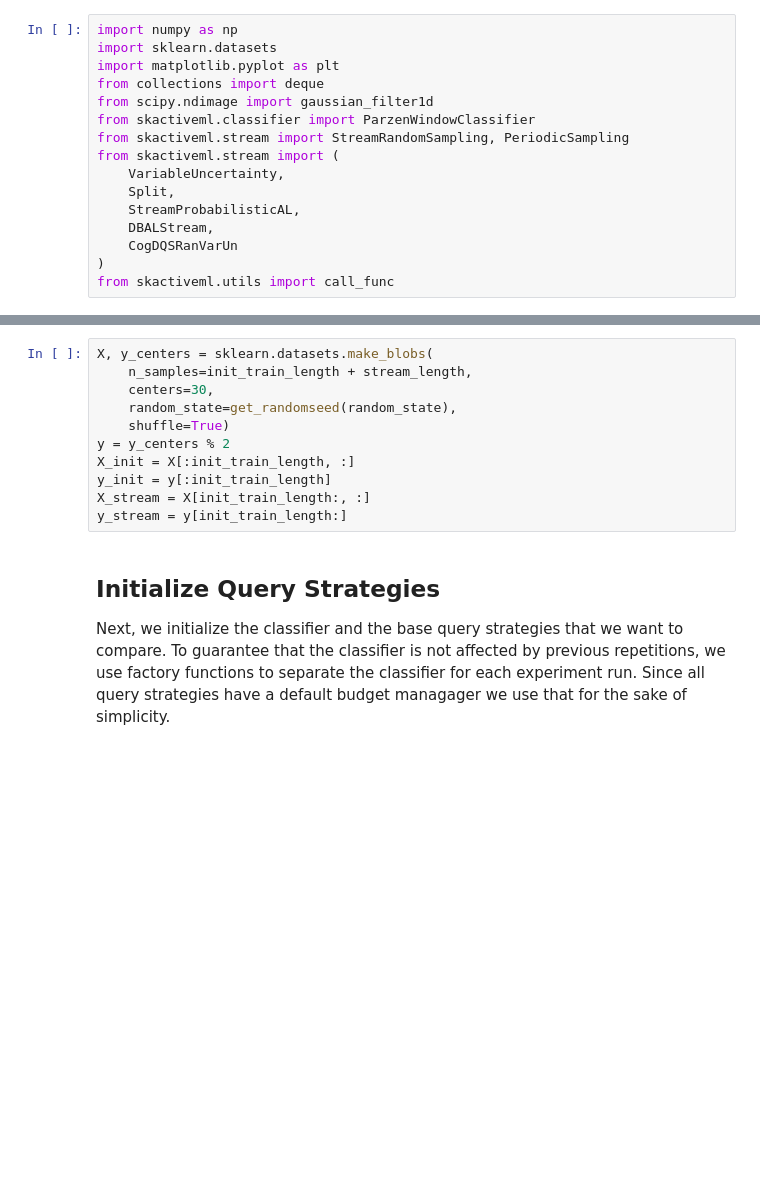
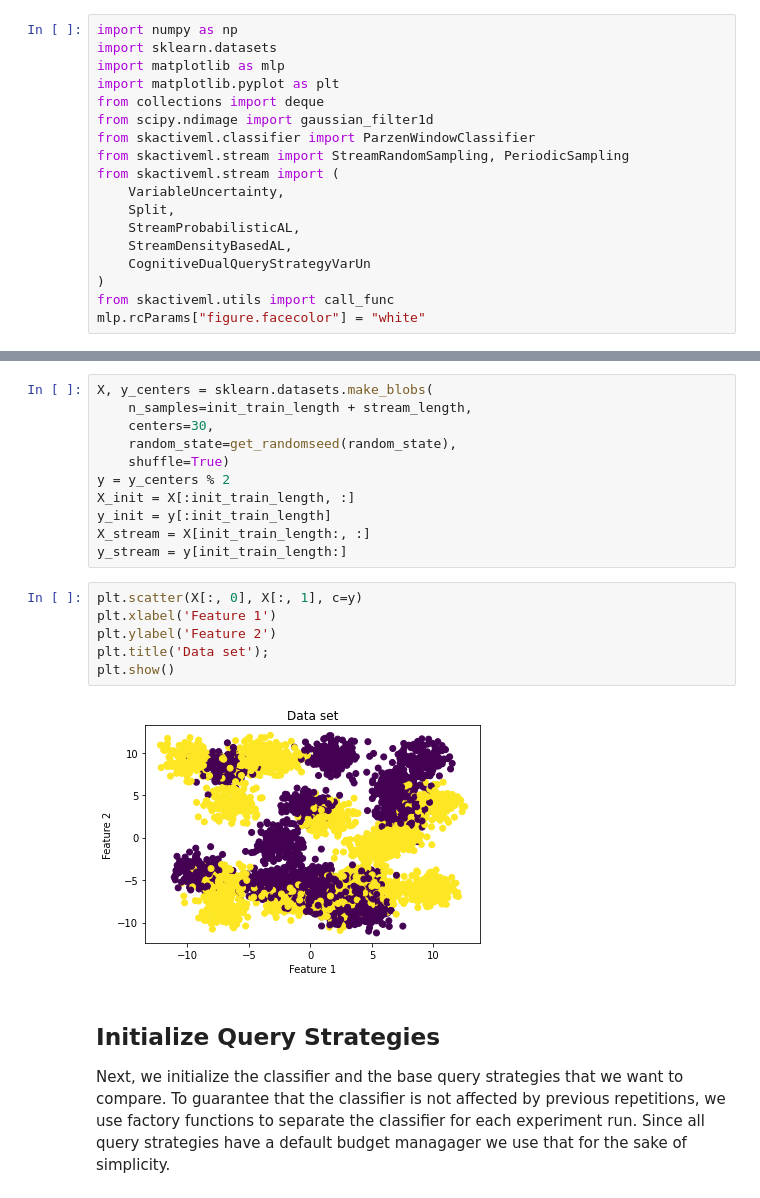
Before and after one commit to scikit-activeml/scikit-activeml, a Jupyter notebook: tutorials/20_stream_getting_started.ipynb, the cells around one changed output, grey strips where cells are left out. Cells and saved outputs as stored; diff of their text form; blank space fills up the shorter version.

Commit message:
add white background to stream notebook plots. Also add data plot to stream-getting started

```diff
--- a/tutorials/20_stream_getting_started.ipynb
+++ b/tutorials/20_stream_getting_started.ipynb
@@ -5,6 +5,7 @@ In this notebook, we will show how stream-based active learning strategies are u
 # %%
 import numpy as np
 import sklearn.datasets
+import matplotlib as mlp
 import matplotlib.pyplot as plt
 from collections import deque
 from scipy.ndimage import gaussian_filter1d
@@ -14,10 +15,11 @@ from skactiveml.stream import (
     VariableUncertainty,
     Split,
     StreamProbabilisticAL,
-    DBALStream,
-    CogDQSRanVarUn
+    StreamDensityBasedAL,
+    CognitiveDualQueryStrategyVarUn
 )
 from skactiveml.utils import call_func
+mlp.rcParams["figure.facecolor"] = "white"
 # %% [markdown]
 ## Initialize Stream Parameters
 Before the experiments can start, we need to construct a random data set. For this, we specify the necessary parameters in the cell below. We specify the length of the data stream (`stream_length`) and the size of the sliding window that defines the available training data (`training_size`). Additionally, we define a parameter (`fit_clf`) to decide if `X` and `y` are needed and should be used.
@@ -54,6 +56,14 @@ X_init = X[:init_train_length, :]
 y_init = y[:init_train_length]
 X_stream = X[init_train_length:, :]
 y_stream = y[init_train_length:]
+# %%
+plt.scatter(X[:, 0], X[:, 1], c=y)
+plt.xlabel('Feature 1')
+plt.ylabel('Feature 2')
+plt.title('Data set');
+plt.show()
+# %% [output]
+[figure, added]
 # %% [markdown]
 ## Initialize Query Strategies
 Next, we initialize the classifier and the base query strategies that we want to compare. To guarantee that the classifier is not affected by previous repetitions, we use factory functions to separate the classifier for each experiment run. Since all query strategies have a default budget managager we use that for the sake of simplicity.
```
Also changed, not shown: parts of 2 cells of this notebook, 1 other file.
